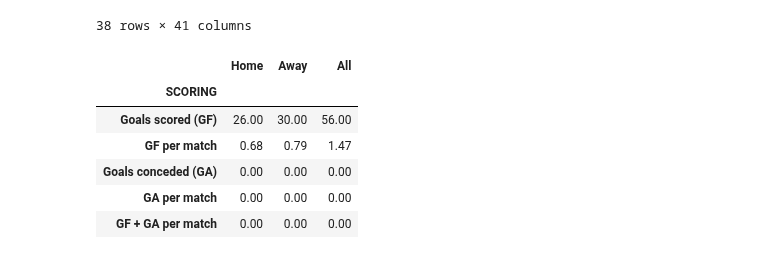
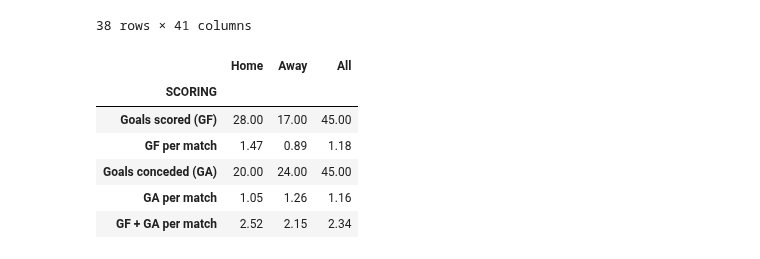
Before and after one commit to KyKirma/ScoutCoach, a Jupyter notebook: scrappingNotebook.ipynb, the cells around one changed output. Drawn from its saved outputs; the diff is of its cells as text; code cells hidden in the pictures.

```diff
--- a/scrappingNotebook.ipynb
+++ b/scrappingNotebook.ipynb
@@ -1,7 +1,7 @@
 # %%
 import pandas as pd
 # %%
-df = pd.read_csv('datasetFlashScore2.csv', delimiter=';')
+df = pd.read_csv('datasetFlashScore.csv', delimiter=';')
 
 df.info()
 # %% [output]
@@ -48,49 +48,50 @@ jogos_casa
 # %%
 def GoalsSC(df, team):
     dfTime = df[df['HomeTeam'].str.contains(team, case=False) | df['AwayTeam'].str.contains(team, case=False)]
 
     data = {
         'SCORING': ['Goals scored (GF)', 'GF per match', 'Goals conceded (GA)', 'GA per match', 'GF + GA per match'],
-        'Home': [0, 0, 0, 0, 0],
-        'Away': [0, 0, 0, 0, 0],
-        'All': [0, 0, 0, 0, 0]
+        'Home': [0.0, 0.0, 0.0, 0.0, 0.0],
+        'Away': [0.0, 0.0, 0.0, 0.0, 0.0],
+        'All': [0.0, 0.0, 0.0, 0.0, 0.0]
     }
 
     dfGoals = pd.DataFrame(data)
     dfGoals = dfGoals.set_index('SCORING')
 
     # Set 'Goals scored (GF)'
     dfGoals.loc['Goals scored (GF)', 'Home'] = dfTime[(df['HomeTeam'].str.contains(team, case=False)) & (df['FTHG'] > 0)]['FTHG'].sum()
     dfGoals.loc['Goals scored (GF)', 'Away'] = dfTime[(df['AwayTeam'].str.contains(team, case=False)) & (df['FTAG'] > 0)]['FTAG'].sum()
     dfGoals.loc['Goals scored (GF)', 'All'] =  dfGoals.at['Goals scored (GF)', 'Home'] + dfGoals.at['Goals scored (GF)', 'Away']
 
     # Set 'GF per match'
-    dfGoals.loc['GF per match', 'Home'] = round(dfTime[(df['HomeTeam'].str.contains(team, case=False)) & (df['FTHG'] > 0)]['FTHG'].sum() / len(dfTime), 2)
-    dfGoals.loc['GF per match', 'Away'] = round(dfTime[(df['AwayTeam'].str.contains(team, case=False)) & (df['FTAG'] > 0)]['FTAG'].sum() / len(dfTime), 2)
+    dfGoals.loc['GF per match', 'Home'] = round(dfTime[(df['HomeTeam'].str.contains(team, case=False)) & (df['FTHG'] > 0)]['FTHG'].sum() / len(dfTime[(df['HomeTeam'].str.contains(team, case=False))]), 2)
+    dfGoals.loc['GF per match', 'Away'] = round(dfTime[(df['AwayTeam'].str.contains(team, case=False)) & (df['FTAG'] > 0)]['FTAG'].sum() / len(dfTime[(df['AwayTeam'].str.contains(team, case=False))]), 2)
     dfGoals.loc['GF per match', 'All'] = round((dfGoals.at['Goals scored (GF)', 'Home'] + dfGoals.at['Goals scored (GF)', 'Away']) / len(dfTime), 2)
-    """
+
     # Set 'Goals conceded (GA)'
-    dfGoals.loc['Goals conceded (GA)', 'Home'] = dfTime[dfTime['Home/Away'] == 'Home']['GA'].sum()
-    dfGoals.loc['Goals conceded (GA)', 'Away'] = dfTime[dfTime['Home/Away'] == 'Away']['GA'].sum()
-    dfGoals.loc['Goals conceded (GA)', 'All'] = dfTime['GA'].sum()
+    dfGoals.loc['Goals conceded (GA)', 'Home'] = dfTime[(df['HomeTeam'].str.contains(team, case=False)) & (df['FTAG'] > 0)]['FTAG'].sum()
+    dfGoals.loc['Goals conceded (GA)', 'Away'] = dfTime[(df['AwayTeam'].str.contains(team, case=False)) & (df['FTHG'] > 0)]['FTHG'].sum()
+    dfGoals.loc['Goals conceded (GA)', 'All'] =  dfGoals.at['Goals scored (GF)', 'Home'] + dfGoals.at['Goals scored (GF)', 'Away']
 
     # Set 'GA per match'
-    dfGoals.loc['GA per match', 'Home'] = len(dfTime[dfTime['Home/Away'] == 'Home'])
-    dfGoals.loc['GA per match', 'Away'] = len(dfTime[dfTime['Home/Away'] == 'Away'])
-    dfGoals.loc['GA per match', 'All'] = len(dfTime)
-    """
+    dfGoals.loc['GA per match', 'Home'] = round(dfTime[(df['HomeTeam'].str.contains(team, case=False)) & (df['FTAG'] > 0)]['FTAG'].sum() / len(dfTime[(df['HomeTeam'].str.contains(team, case=False))]), 2)
+    dfGoals.loc['GA per match', 'Away'] = round(dfTime[(df['AwayTeam'].str.contains(team, case=False)) & (df['FTHG'] > 0)]['FTHG'].sum() / len(dfTime[(df['AwayTeam'].str.contains(team, case=False))]), 2)
+    dfGoals.loc['GA per match', 'All'] = round((dfGoals.at['Goals conceded (GA)', 'Home'] + dfGoals.at['Goals conceded (GA)', 'Away']) / len(dfTime), 2)
 
     # Set 'GF + GA per match'
-
+    dfGoals.loc['GF + GA per match', 'Home'] = round((dfGoals.at['GF per match', 'Home'] + dfGoals.at['GA per match', 'Home']), 2)
+    dfGoals.loc['GF + GA per match', 'Away'] = round((dfGoals.at['GF per match', 'Away'] + dfGoals.at['GA per match', 'Away']), 2)
+    dfGoals.loc['GF + GA per match', 'All'] = round((dfGoals.at['GF per match', 'All'] + dfGoals.at['GA per match', 'All']), 2)
     return dfGoals
 
 
-GoalsSC(df, 'Flamengo')
+GoalsSC(df, 'Fortaleza')
 # %% [output]
 |  | Home | Away | All |
 | SCORING |  |  |  |
-| Goals scored (GF) | 26.00 | 30.00 | 56.00 |
-| GF per match | 0.68 | 0.79 | 1.47 |
-| Goals conceded (GA) | 0.00 | 0.00 | 0.00 |
-| GA per match | 0.00 | 0.00 | 0.00 |
-| GF + GA per match | 0.00 | 0.00 | 0.00 |
+| Goals scored (GF) | 28.00 | 17.00 | 45.00 |
+| GF per match | 1.47 | 0.89 | 1.18 |
+| Goals conceded (GA) | 20.00 | 24.00 | 45.00 |
+| GA per match | 1.05 | 1.26 | 1.16 |
+| GF + GA per match | 2.52 | 2.15 | 2.34 |
```
Also changed, not shown: 6 other files.
